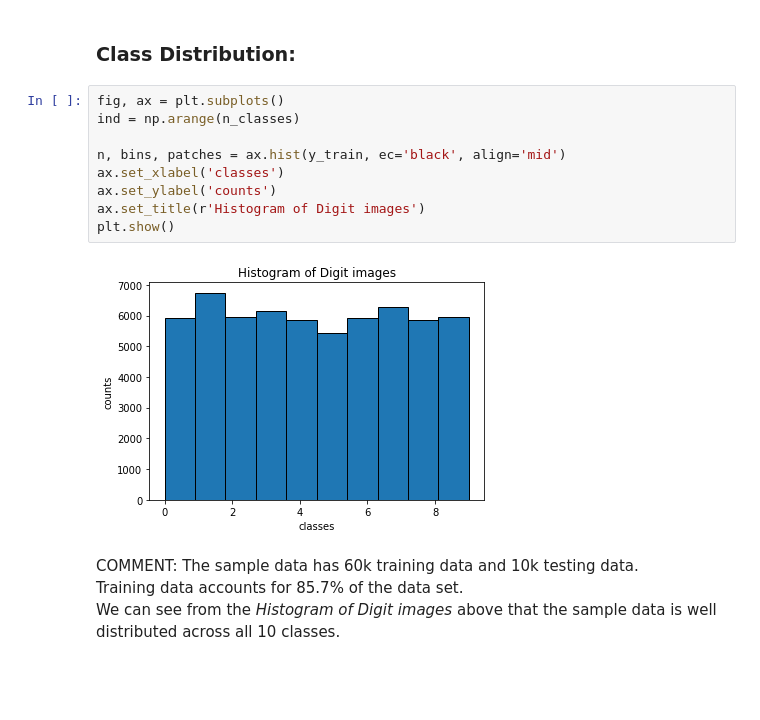
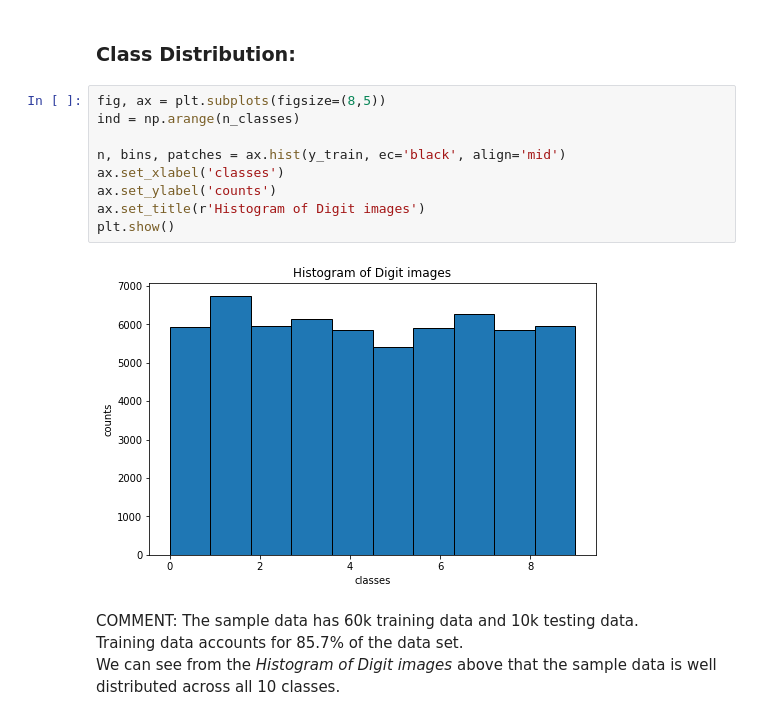
Before and after one commit to carlos20160984/ET5003_SEM1_2021-2, a Jupyter notebook: Etivity_1_Carlos_Santiago.ipynb, the cells around one changed output. Saved outputs shown, nothing was run; the diff lists cells and outputs as text; blank space fills up the shorter version.

```diff
--- a/Etivity_1_Carlos_Santiago.ipynb
+++ b/Etivity_1_Carlos_Santiago.ipynb
@@ -214,16 +210,16 @@ Number of classes = 10
 # %% [markdown]
 ### Class Distribution:
 # %%
-fig, ax = plt.subplots()
+fig, ax = plt.subplots(figsize=(8,5))
 ind = np.arange(n_classes)
 
 n, bins, patches = ax.hist(y_train, ec='black', align='mid')
 ax.set_xlabel('classes')
 ax.set_ylabel('counts')
 ax.set_title(r'Histogram of Digit images')
 plt.show()
 # %% [output]
-[figure, old version]
+[figure, new version]
 # %% [markdown]
 COMMENT: The sample data has 60k training data and 10k testing data. <br>
 Training data accounts for 85.7% of the data set.<br>
```
Also changed, not shown: parts of 30 cells of this notebook.
